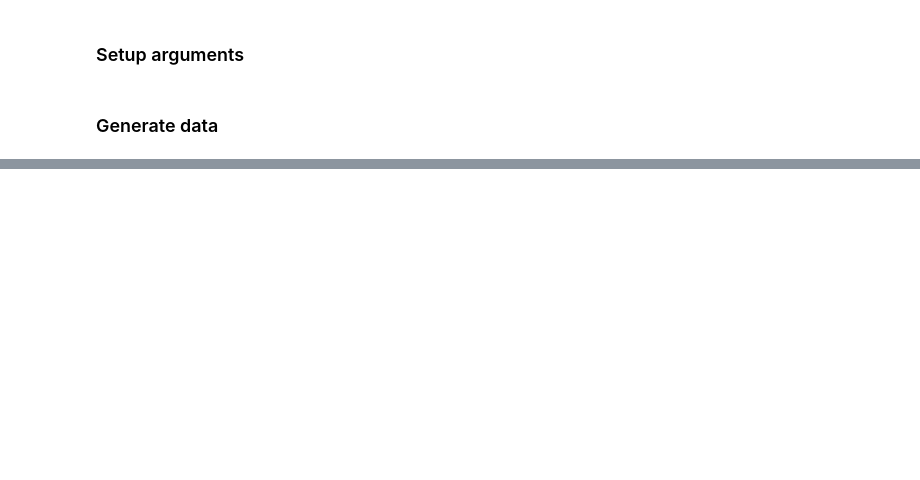
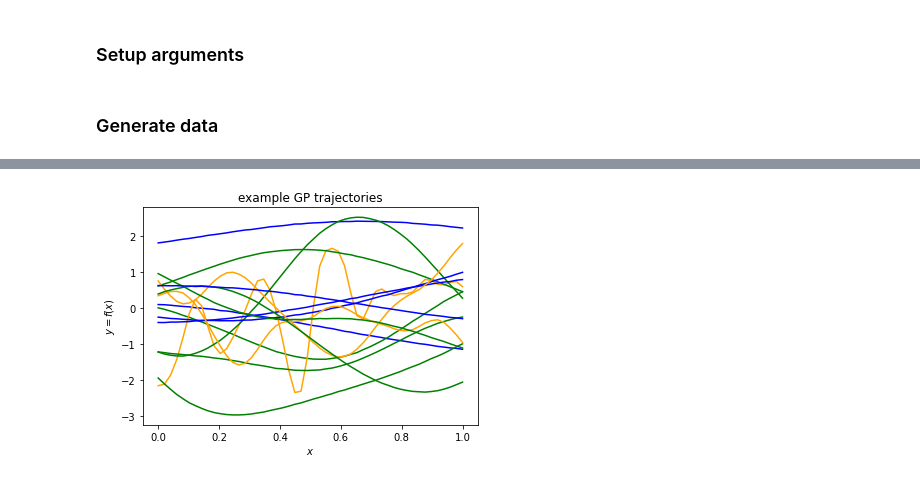
Before and after one commit to elizavetasemenova/PriorCVAE_JAX, a Jupyter notebook: Main Notebook.ipynb, the cells around one changed output, grey strips where cells are left out. Cells and saved outputs as stored; diff of their text form; code cells hidden in the pictures; blank space fills up the shorter version.

```diff
--- a/Main Notebook.ipynb
+++ b/Main Notebook.ipynb
@@ -79,0 +105,21 @@ NameError: name 'torch' is not defined
+# %%
+# what trajectories are we generating?
+
+train_set.y.shape
+
+fig, ax = plt.subplots()
+for i in range(15):
+    if train_set.ls[i] <= 0.2:
+        col = 'orange'
+    elif train_set.ls[i] <= 0.6:
+        col = 'green'
+    else:
+        col = 'blue'
+    ax.plot(train_set.x[i], train_set.y[i], color=col)
+ax.set_xlabel('$x$')
+ax.set_ylabel('$y=f(x)$')
+ax.set_title('example GP trajectories')
+
+plt.show()
+# %% [output]
+[figure, added]
```
Also changed, not shown: parts of 5 cells of this notebook, 1 other file.
